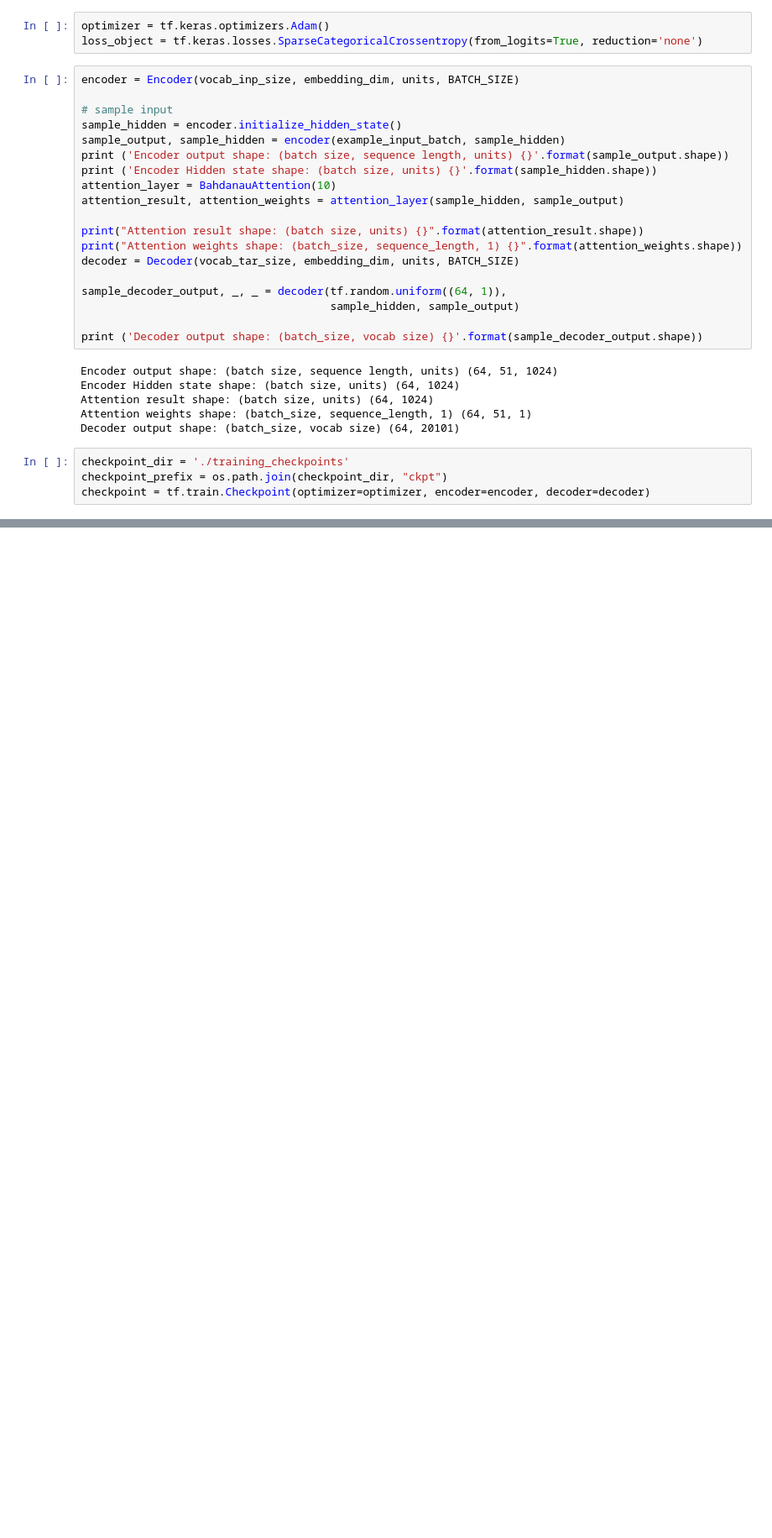
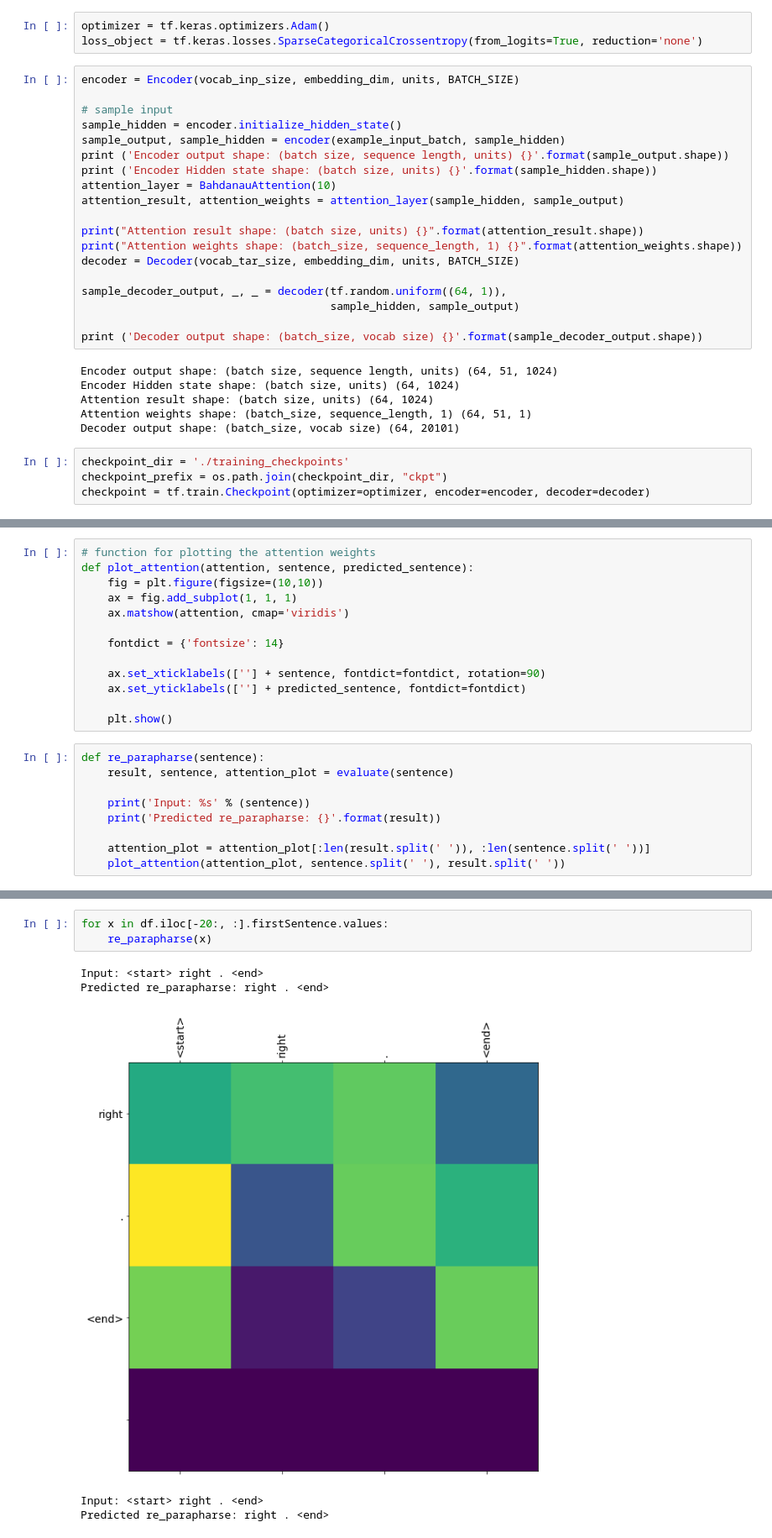
Before and after one commit to chusri/text-paraphrase-generator, a Jupyter notebook: notebooks/text-paraphrase.ipynb, the cells around one changed output, grey strips where cells are left out. Shown: that part at 84% size. Cells and saved outputs as stored; diff of their text form; blank space fills up the shorter version.

```diff
--- a/notebooks/text-paraphrase.ipynb
+++ b/notebooks/text-paraphrase.ipynb
@@ -225,0 +266,22 @@ Epoch 2 Batch 0 Loss 0.1501
+# %%
+# function for plotting the attention weights
+def plot_attention(attention, sentence, predicted_sentence):
+    fig = plt.figure(figsize=(10,10))
+    ax = fig.add_subplot(1, 1, 1)
+    ax.matshow(attention, cmap='viridis')
+
+    fontdict = {'fontsize': 14}
+
+    ax.set_xticklabels([''] + sentence, fontdict=fontdict, rotation=90)
+    ax.set_yticklabels([''] + predicted_sentence, fontdict=fontdict)
+
+    plt.show()
+# %%
+def re_parapharse(sentence):
+    result, sentence, attention_plot = evaluate(sentence)
+
+    print('Input: %s' % (sentence))
+    print('Predicted re_parapharse: {}'.format(result))
+
+    attention_plot = attention_plot[:len(result.split(' ')), :len(sentence.split(' '))]
+    plot_attention(attention_plot, sentence.split(' '), result.split(' '))
@@ -225,0 +306,9 @@ Epoch 2 Batch 0 Loss 0.1501
+# %%
+for x in df.iloc[-20:, :].firstSentence.values:
+    re_parapharse(x)
+# %% [output]
+Input: <start> right . <end>
+Predicted re_parapharse: right . <end>
+[figure, added]
+Input: <start> right . <end>
+Predicted re_parapharse: right . <end>
```
Also changed, not shown: parts of 5 cells of this notebook.
